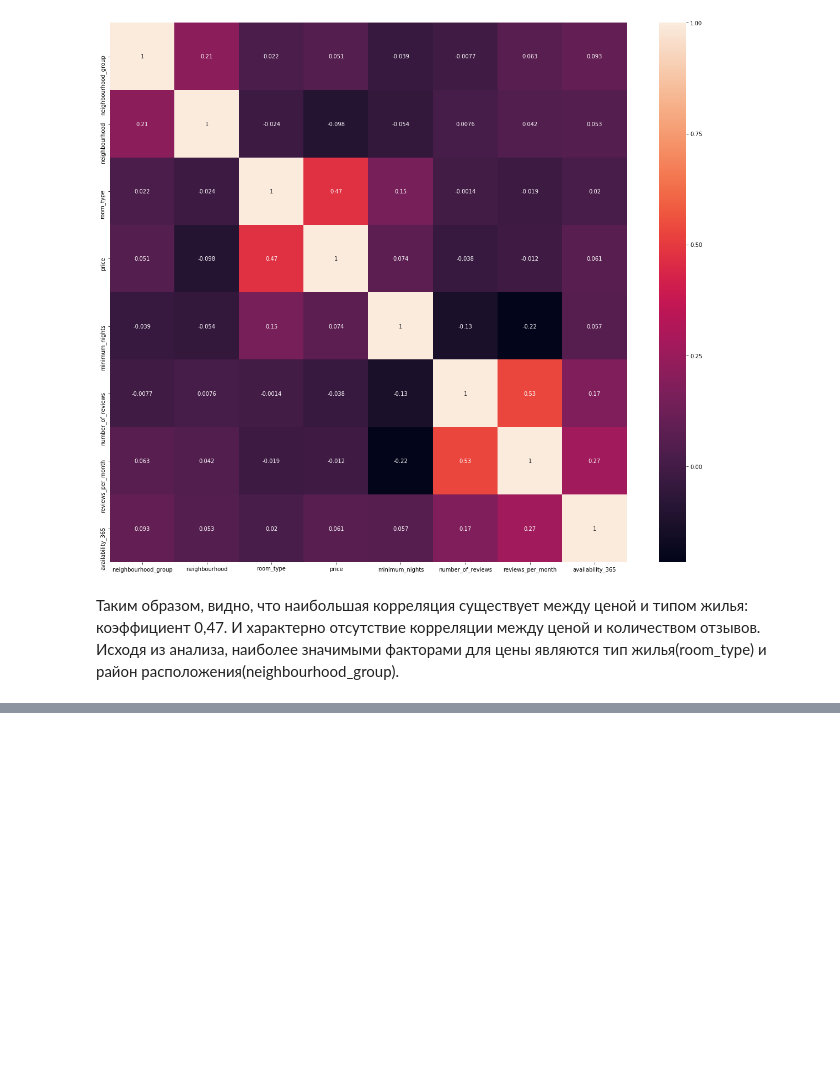
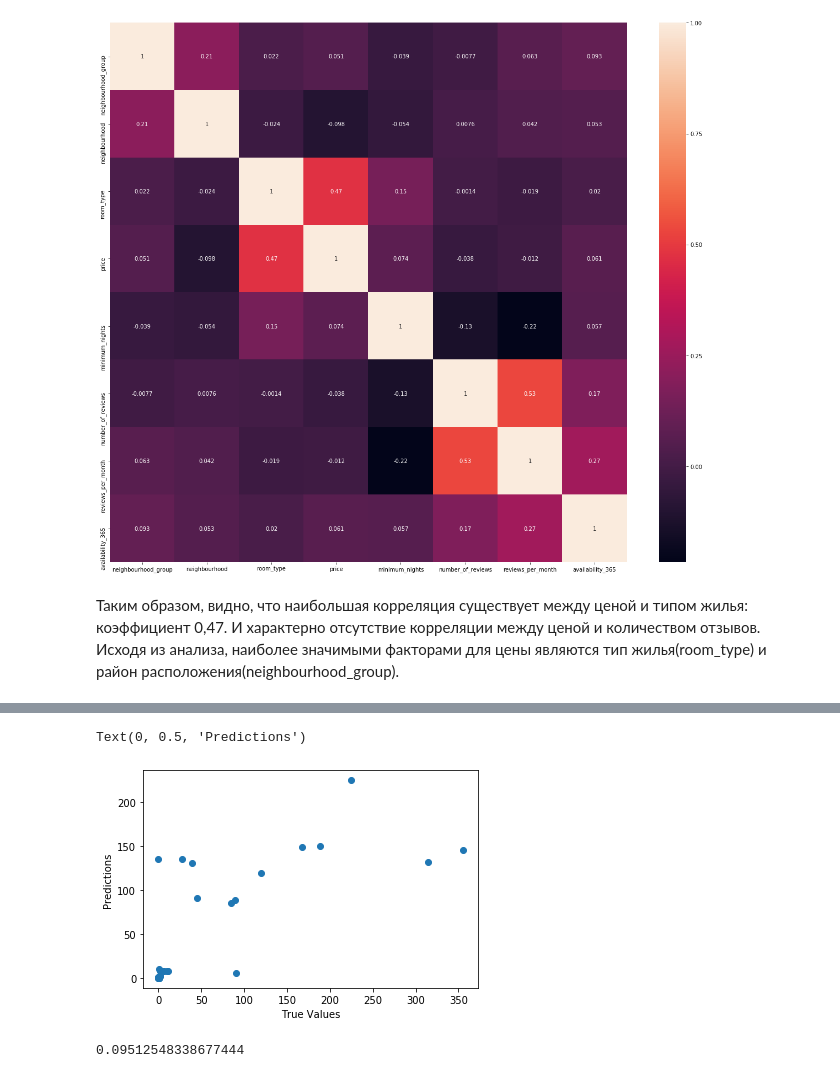
Before and after one commit to mimasliakova/Airbnb-analysis, a Jupyter notebook: Airbnb dataset analysis.ipynb, the cells around one changed output, grey strips where cells are left out. Cells and saved outputs as stored; diff of their text form; code cells hidden in the pictures; blank space fills up the shorter version.

```diff
--- a/Airbnb dataset analysis.ipynb
+++ b/Airbnb dataset analysis.ipynb
@@ -328,0 +357,9 @@ plt.ylim(b, t)
+# %%
+X = np.array([149, 225, 89, 80, 200, 60, 79, 79, 150, 135, 85, 89, 85, 120,
+             140, 215, 140, 99, 299, 130]).reshape(-1, 1) #одномерный массив со значениями цен из датасета
+y = final.head(20)
+# %%
+#разделение на тренировочную и тестовую части
+X_train, X_test, y_train, y_test = train_test_split(X, y, test_size=0.2)
+print (X_train.shape, y_train.shape)
+print (X_test.shape, y_test.shape)
@@ -328,0 +369,5 @@ plt.ylim(b, t)
+# %%
+#тренировка модели
+lm = linear_model.LinearRegression()
+model = lm.fit(X_train, y_train)
+predictions = lm.predict(X_test)
@@ -328,0 +386,12 @@ plt.ylim(b, t)
+# %%
+#построение графика
+plt.scatter(y_test, predictions)
+plt.xlabel('True Values')
+plt.ylabel('Predictions')
+# %% [output]
+Text(0, 0.5, 'Predictions')
+[figure, added]
+# %%
+print (model.score(X_test, y_test))
+# %% [output]
+0.09512548338677444
```
Also changed, not shown: parts of 6 cells of this notebook.
